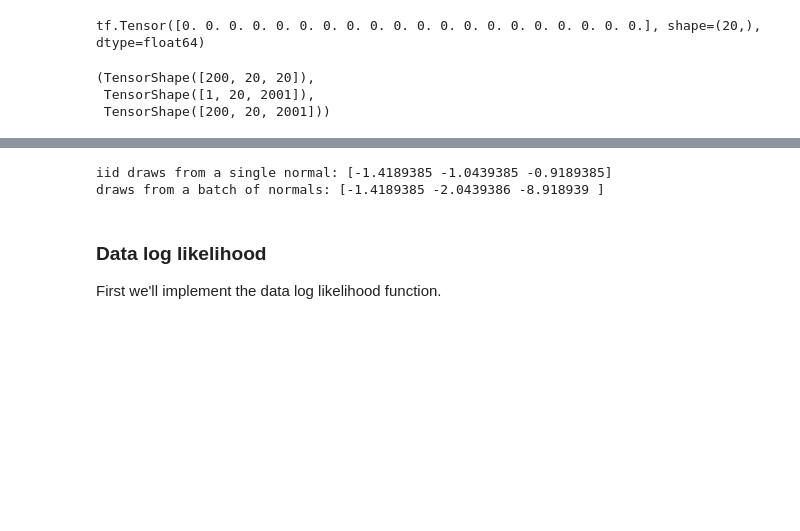
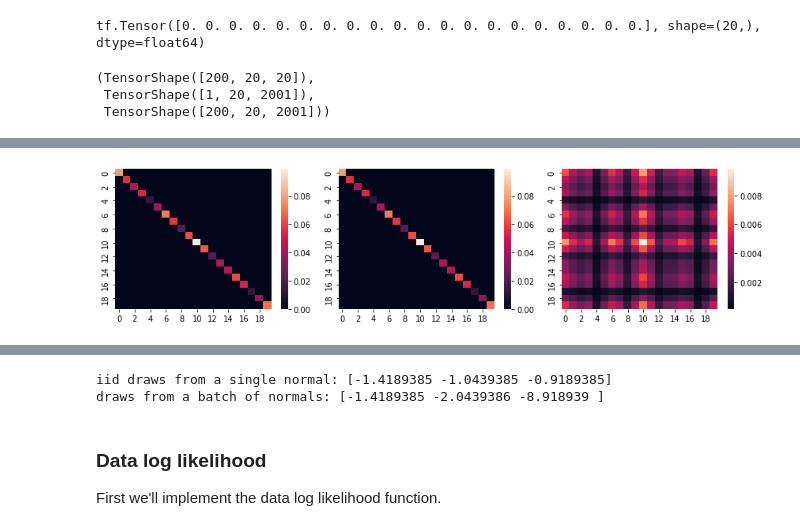
Before and after one commit to AVova/tensorflow_stats, a Jupyter notebook: TensorFlow_Probability_Case_Study_Covariance_Estimation.ipynb, the cells around one changed output, grey strips where cells are left out. Drawn from its saved outputs; the diff is of its cells as text; code cells hidden in the pictures; blank space fills up the shorter version.

```diff
--- a/TensorFlow_Probability_Case_Study_Covariance_Estimation.ipynb
+++ b/TensorFlow_Probability_Case_Study_Covariance_Estimation.ipynb
@@ -381,0 +449,22 @@ for a in range(20):
+# %%
+mutual_distrs = tf.linalg.matmul(
+    tf.linalg.matmul(mat_exps, tf.reshape(tf.linalg.diag(freqs_tf), [1, 20, 20])),
+    tf.transpose(mat_exps, [0, 2, 1])
+)
+# %%
+independent_distr = tf.reshape(freqs_tf, [20, 1]) @ tf.reshape(freqs_tf, [1, 20])
+# %%
+plt.figure(figsize=(12,3))
+
+plt.subplot(1,3,1)
+sns.heatmap(mutual_distrs[0])
+
+plt.subplot(1,3,2)
+sns.heatmap(tf.linalg.diag(freqs_tf))
+
+plt.subplot(1,3,3)
+sns.heatmap(independent_distr)
+
+plt.tight_layout()
+# %% [output]
+[figure, added]
```
Also changed, not shown: parts of 16 cells of this notebook.
